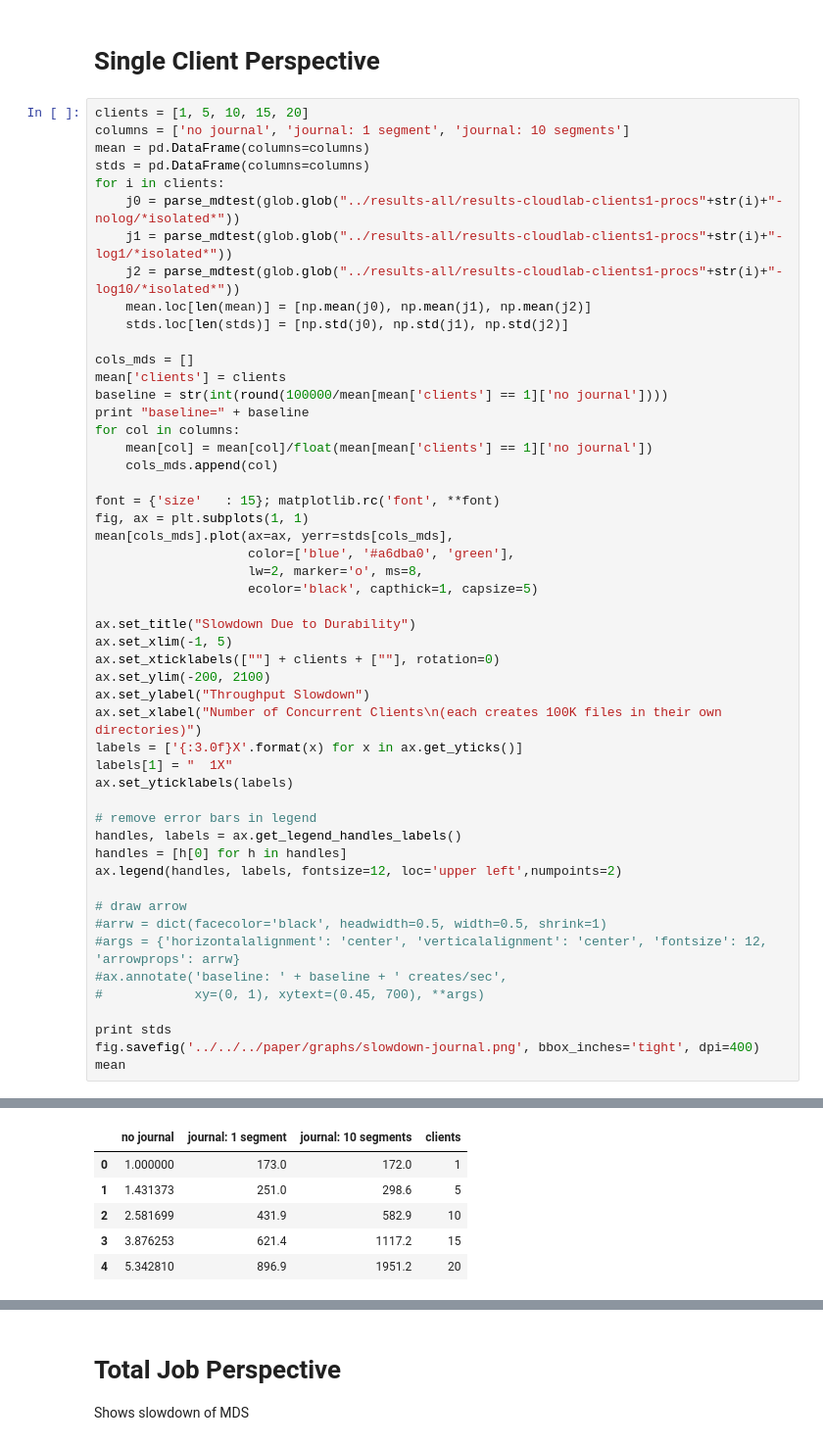
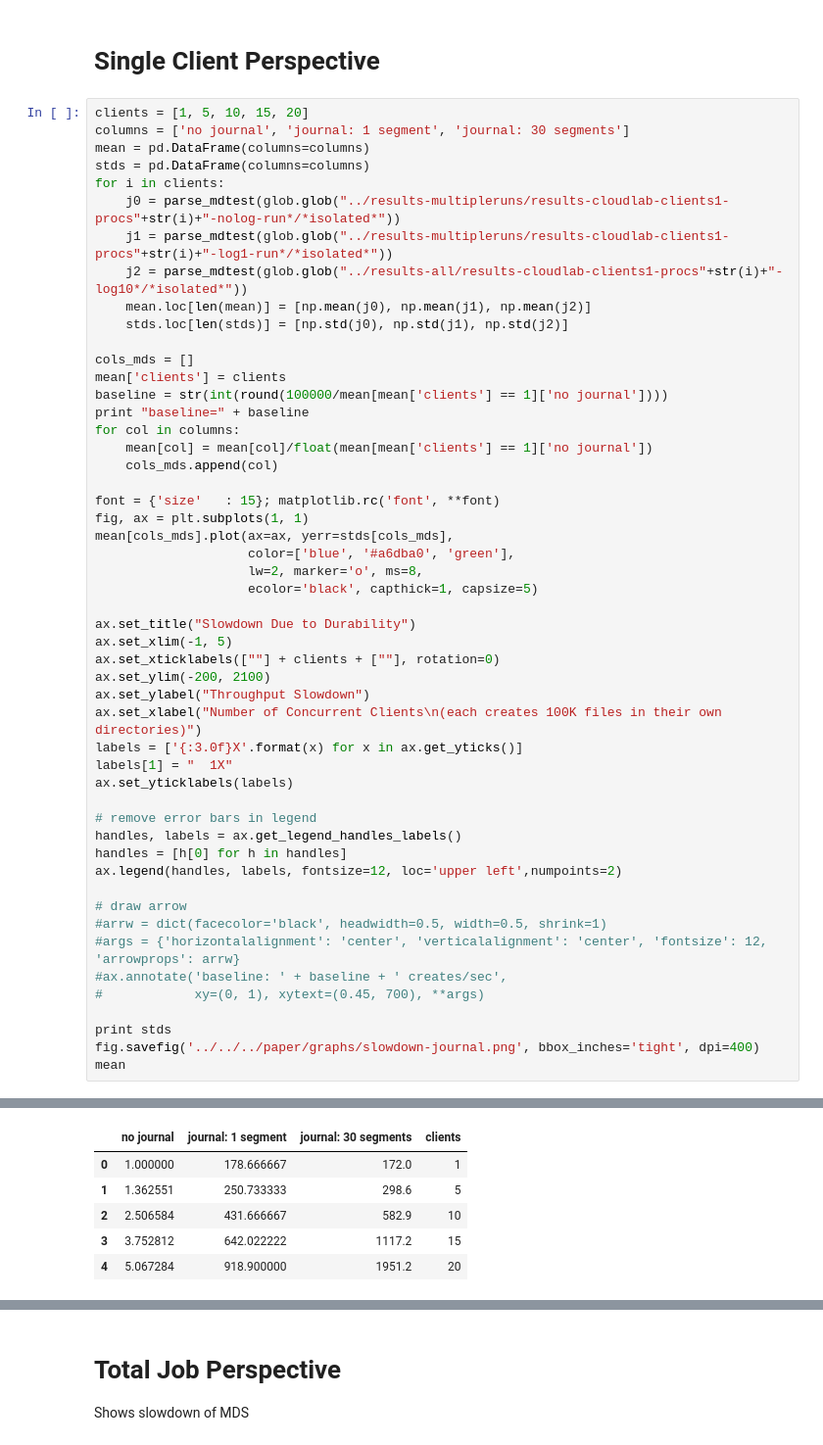
Before and after one commit to michaelsevilla/cudele-popper, a Jupyter notebook: experiments/baseline-creates1/visualize/network.ipynb, the cells around one changed output, grey strips where cells are left out. Shown at 98% size. Drawn from its saved outputs; the diff is of its cells as text.

```diff
--- a/experiments/baseline-creates1/visualize/network.ipynb
+++ b/experiments/baseline-creates1/visualize/network.ipynb
@@ -56,13 +56,13 @@ def parse_runs(clients):
 # Single Client Perspective
 # %%
 clients = [1, 5, 10, 15, 20]
-columns = ['no journal', 'journal: 1 segment', 'journal: 10 segments']
+columns = ['no journal', 'journal: 1 segment', 'journal: 30 segments']
 mean = pd.DataFrame(columns=columns)
 stds = pd.DataFrame(columns=columns)
 for i in clients:
-    j0 = parse_mdtest(glob.glob("../results-all/results-cloudlab-clients1-procs"+str(i)+"-nolog/*isolated*"))
-    j1 = parse_mdtest(glob.glob("../results-all/results-cloudlab-clients1-procs"+str(i)+"-log1/*isolated*"))
-    j2 = parse_mdtest(glob.glob("../results-all/results-cloudlab-clients1-procs"+str(i)+"-log10/*isolated*"))
+    j0 = parse_mdtest(glob.glob("../results-multipleruns/results-cloudlab-clients1-procs"+str(i)+"-nolog-run*/*isolated*"))
+    j1 = parse_mdtest(glob.glob("../results-multipleruns/results-cloudlab-clients1-procs"+str(i)+"-log1-run*/*isolated*"))
+    j2 = parse_mdtest(glob.glob("../results-all/results-cloudlab-clients1-procs"+str(i)+"-log10*/*isolated*"))
     mean.loc[len(mean)] = [np.mean(j0), np.mean(j1), np.mean(j2)]
     stds.loc[len(stds)] = [np.std(j0), np.std(j1), np.std(j2)]
 
@@ -116,9 +116,9 @@ baseline=654
-|  | no journal | journal: 1 segment | journal: 10 segments | clients |
-| 0 | 1.000000 | 173.0 | 172.0 | 1 |
-| 1 | 1.431373 | 251.0 | 298.6 | 5 |
-| 2 | 2.581699 | 431.9 | 582.9 | 10 |
-| 3 | 3.876253 | 621.4 | 1117.2 | 15 |
-| 4 | 5.342810 | 896.9 | 1951.2 | 20 |
+|  | no journal | journal: 1 segment | journal: 30 segments | clients |
+| 0 | 1.000000 | 178.666667 | 172.0 | 1 |
+| 1 | 1.362551 | 250.733333 | 298.6 | 5 |
+| 2 | 2.506584 | 431.666667 | 582.9 | 10 |
+| 3 | 3.752812 | 642.022222 | 1117.2 | 15 |
+| 4 | 5.067284 | 918.900000 | 1951.2 | 20 |
 [figure]
 # %% [markdown]
 # Total Job Perspective
```
Also changed, not shown: parts of 1 cell of this notebook, 7 other files.
